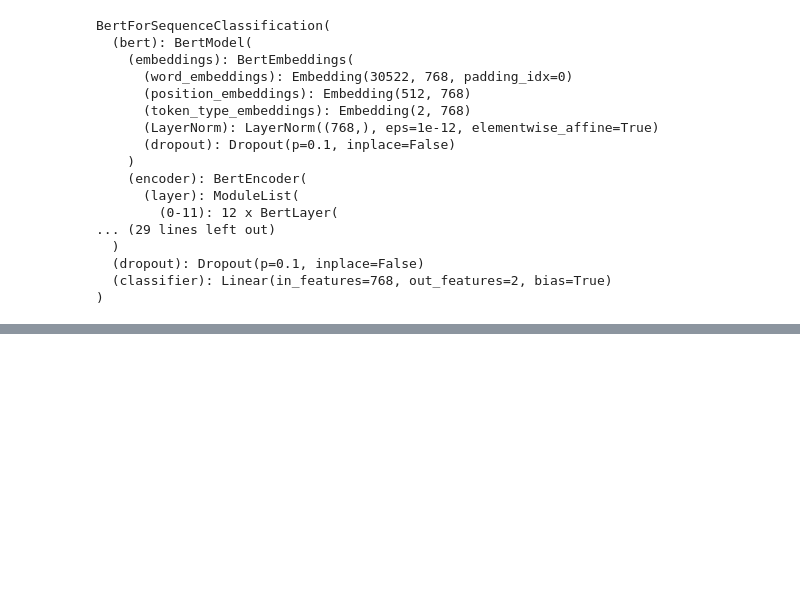
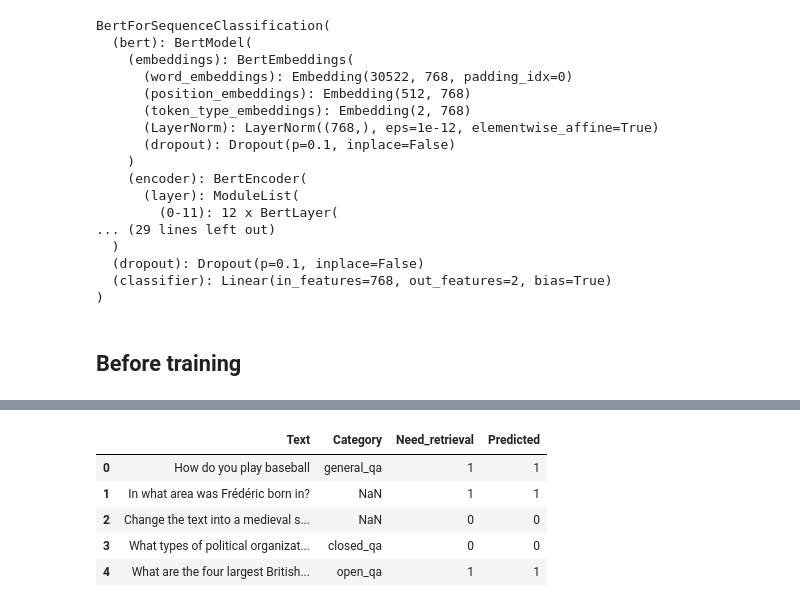
Before and after one commit to Dnau15/SPBRAG, a Jupyter notebook: notebooks/bert_training.ipynb, the cells around one changed output, grey strips where cells are left out. Saved outputs shown, nothing was run; the diff lists cells and outputs as text; code cells hidden in the pictures; blank space fills up the shorter version.

```diff
--- a/notebooks/bert_training.ipynb
+++ b/notebooks/bert_training.ipynb
@@ -275,0 +308,8 @@ def train(
+# %% [markdown]
+## Before training
+# %%
+results_df = evaluate(
+    model=model, test_loader=test_loader, test_df=test_df, device=device
+)
+results_df.head()
+# %% [output]
@@ -276,3 +317,9 @@ def train(
+|  | Text | Category | Need_retrieval | Predicted |
+| 0 | How do you play baseball | general_qa | 1 | 1 |
+| 1 | In what area was Frédéric born in? | NaN | 1 | 1 |
+| 2 | Change the text into a medieval s... | NaN | 0 | 0 |
+| 3 | What types of political organizat... | closed_qa | 0 | 0 |
+| 4 | What are the four largest British... | open_qa | 1 | 1 |
 # %%
 metrics = train(
     model=model,
```
Also changed, not shown: parts of 20 cells of this notebook.
